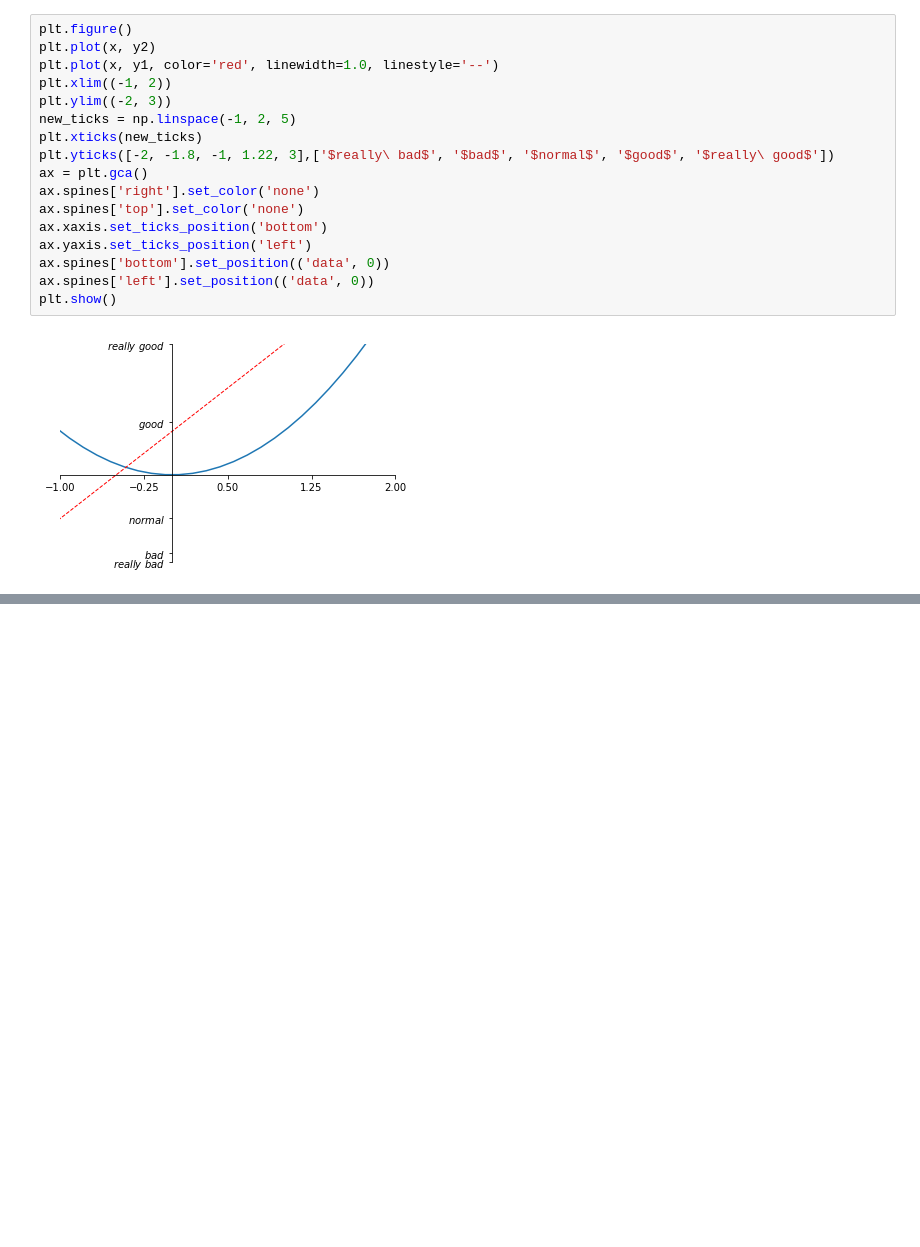
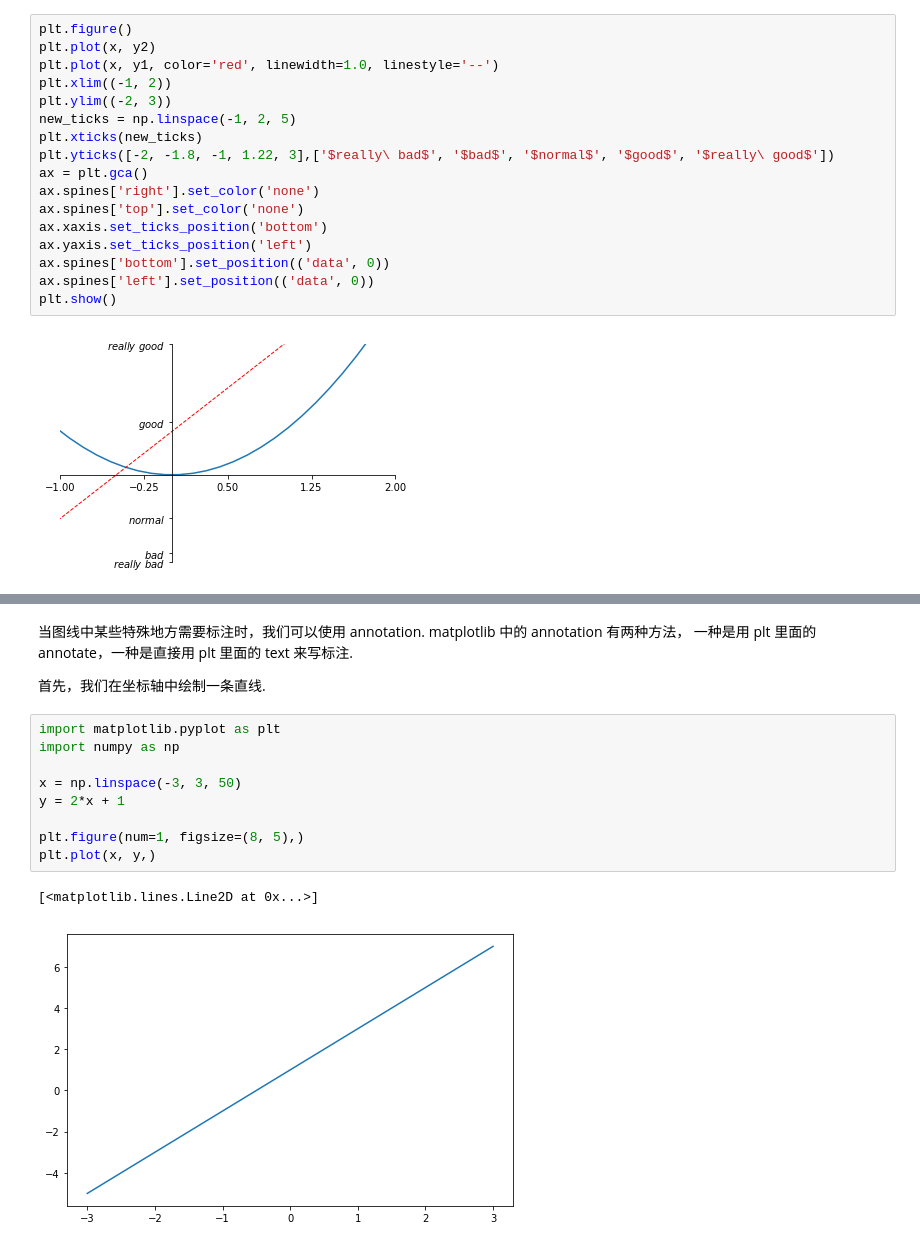
Before and after one commit to van0303/Matplotlib_notebook, a Jupyter notebook: notebooks/00_基本使用.ipynb, the cells around one changed output, grey strips where cells are left out. Cells and saved outputs as stored; diff of their text form; blank space fills up the shorter version.

```diff
--- a/notebooks/00_基本使用.ipynb
+++ b/notebooks/00_基本使用.ipynb
@@ -209,0 +305,16 @@ plt.show()
+# %% [markdown]
+当图线中某些特殊地方需要标注时，我们可以使用 annotation. matplotlib 中的 annotation 有两种方法， 一种是用 plt 里面的 annotate，一种是直接用 plt 里面的 text 来写标注.
+
+首先，我们在坐标轴中绘制一条直线.
+# %%
+import matplotlib.pyplot as plt
+import numpy as np
+
+x = np.linspace(-3, 3, 50)
+y = 2*x + 1
+
+plt.figure(num=1, figsize=(8, 5),)
+plt.plot(x, y,)
+# %% [output]
+[<matplotlib.lines.Line2D at 0x...>]
+[figure, added]
```
Also changed, not shown: parts of 31 cells of this notebook.
